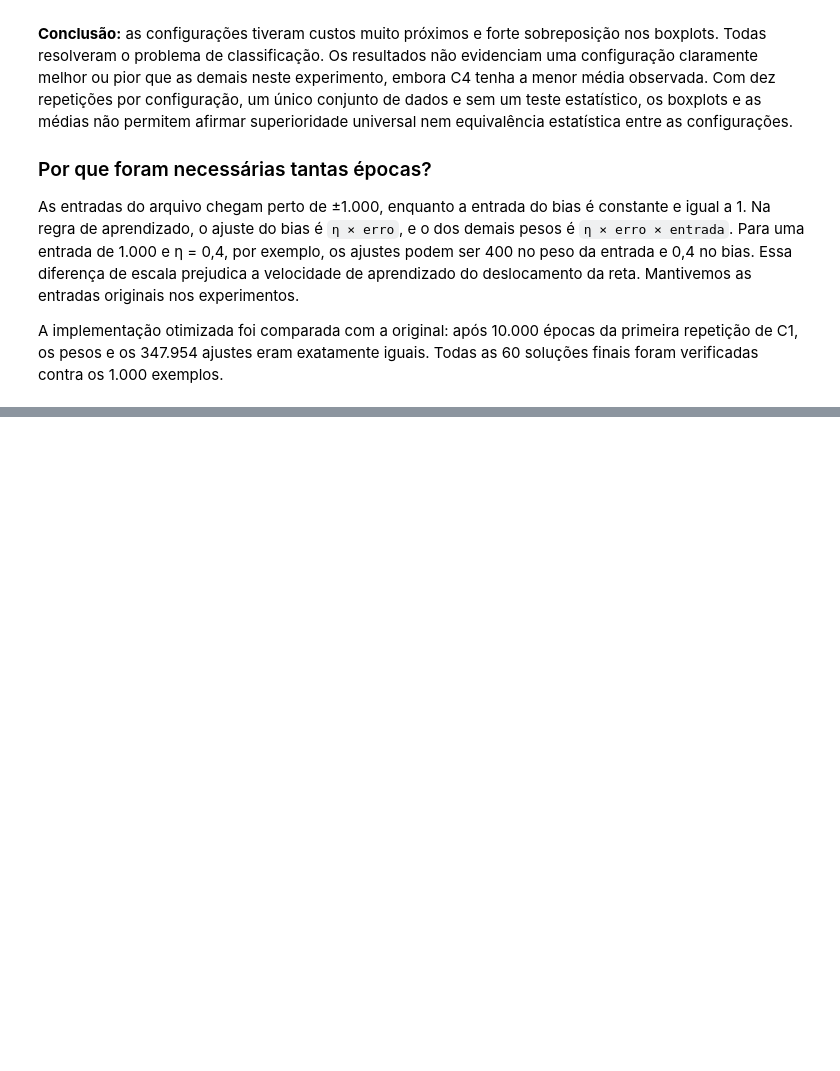
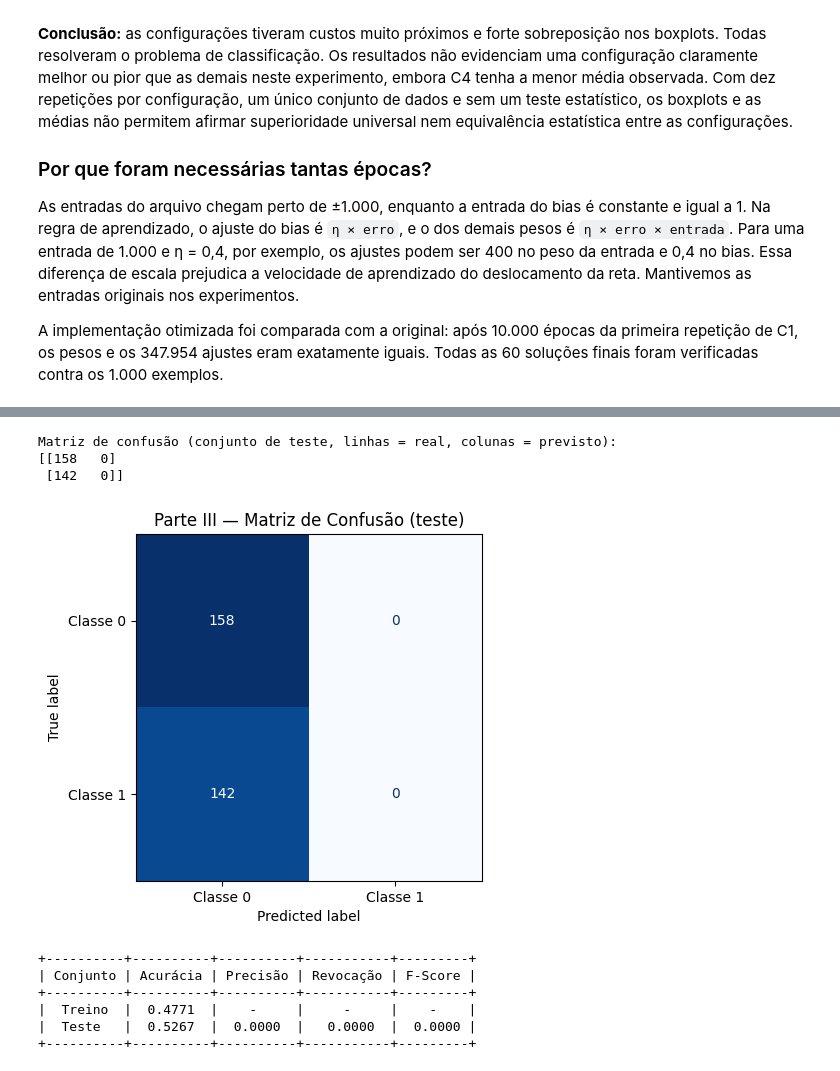
Before and after one commit to felipelopes7/RNA-Projeto-Pr-tico-2.1---Felipe-Lopes-Lucas-Lima-Vin-cius-Souza, a Jupyter notebook: notebook.ipynb, the cells around one changed output, grey strips where cells are left out. Cells and saved outputs as stored; diff of their text form; code cells hidden in the pictures; blank space fills up the shorter version.

```diff
--- a/notebook.ipynb
+++ b/notebook.ipynb
@@ -517,0 +588,18 @@ iguais. Todas as 60 soluções finais foram verificadas contra os 1.000 exemplos
+# %%
+# Divisão treino (70%) / teste (30%)
+rng_split_III = np.random.default_rng(IDENTIFICADOR_EQUIPE)
+indices_III = rng_split_III.permutation(X_III.shape[0])
+
+n_treino_III = int(round(0.7 * X_III.shape[0]))
+idx_treino_III = indices_III[:n_treino_III]
+idx_teste_III = indices_III[n_treino_III:]
+
+X_treino_III, Y_treino_III = X_III[idx_treino_III], Y_III[idx_treino_III]
+X_teste_III, Y_teste_III = X_III[idx_teste_III], Y_III[idx_teste_III]
+
+print(f'Conjunto de treinamento: {X_treino_III.shape[0]} exemplos '
+      f'({np.count_nonzero(Y_treino_III == 0)} da classe 0, '
+      f'{np.count_nonzero(Y_treino_III == 1)} da classe 1)')
+print(f'Conjunto de teste: {X_teste_III.shape[0]} exemplos '
+      f'({np.count_nonzero(Y_teste_III == 0)} da classe 0, '
+      f'{np.count_nonzero(Y_teste_III == 1)} da classe 1)')
@@ -517,0 +676,47 @@ iguais. Todas as 60 soluções finais foram verificadas contra os 1.000 exemplos
+# %%
+def prever_lote(X, pesos):
+    z = X @ pesos[1:] + pesos[0]
+    return (z >= 0).astype(np.int64)
+
+
+Y_pred_teste_III = prever_lote(X_teste_III, pesos_finais_III)
+Y_pred_treino_III = prever_lote(X_treino_III, pesos_finais_III)
+
+# Matriz de confusão
+matriz_confusao_III = confusion_matrix(Y_teste_III, Y_pred_teste_III, labels=[0, 1])
+print('Matriz de confusão (conjunto de teste, linhas = real, colunas = previsto):')
+print(matriz_confusao_III)
+
+disp = ConfusionMatrixDisplay(matriz_confusao_III, display_labels=['Classe 0', 'Classe 1'])
+fig_cm, eixo_cm = plt.subplots(figsize=(5, 4.5))
+disp.plot(ax=eixo_cm, cmap='Blues', colorbar=False)
+eixo_cm.set_title('Parte III — Matriz de Confusão (teste)')
+plt.show()
+
+# Acurácia, precisão, revocação e F-Score
+acuracia_teste_III = accuracy_score(Y_teste_III, Y_pred_teste_III)
+precisao_teste_III = precision_score(Y_teste_III, Y_pred_teste_III, zero_division=0)
+revocacao_teste_III = recall_score(Y_teste_III, Y_pred_teste_III, zero_division=0)
+f1_teste_III = f1_score(Y_teste_III, Y_pred_teste_III, zero_division=0)
+
+acuracia_treino_III = accuracy_score(Y_treino_III, Y_pred_treino_III)
+
+tabela_III = PrettyTable()
+tabela_III.field_names = ['Conjunto', 'Acurácia', 'Precisão', 'Revocação', 'F-Score']
+tabela_III.add_row(['Treino', f'{acuracia_treino_III:.4f}', '-', '-', '-'])
+tabela_III.add_row([
+    'Teste', f'{acuracia_teste_III:.4f}', f'{precisao_teste_III:.4f}',
+    f'{revocacao_teste_III:.4f}', f'{f1_teste_III:.4f}',
+])
+print(tabela_III)
+# %% [output]
+Matriz de confusão (conjunto de teste, linhas = real, colunas = previsto):
+[[158   0]
+ [142   0]]
+[figure, added]
++----------+----------+----------+-----------+---------+
+| Conjunto | Acurácia | Precisão | Revocação | F-Score |
++----------+----------+----------+-----------+---------+
+|  Treino  |  0.4771  |    -     |     -     |    -    |
+|  Teste   |  0.5267  |  0.0000  |   0.0000  |  0.0000 |
++----------+----------+----------+-----------+---------+
```
Also changed, not shown: parts of 13 cells of this notebook.
